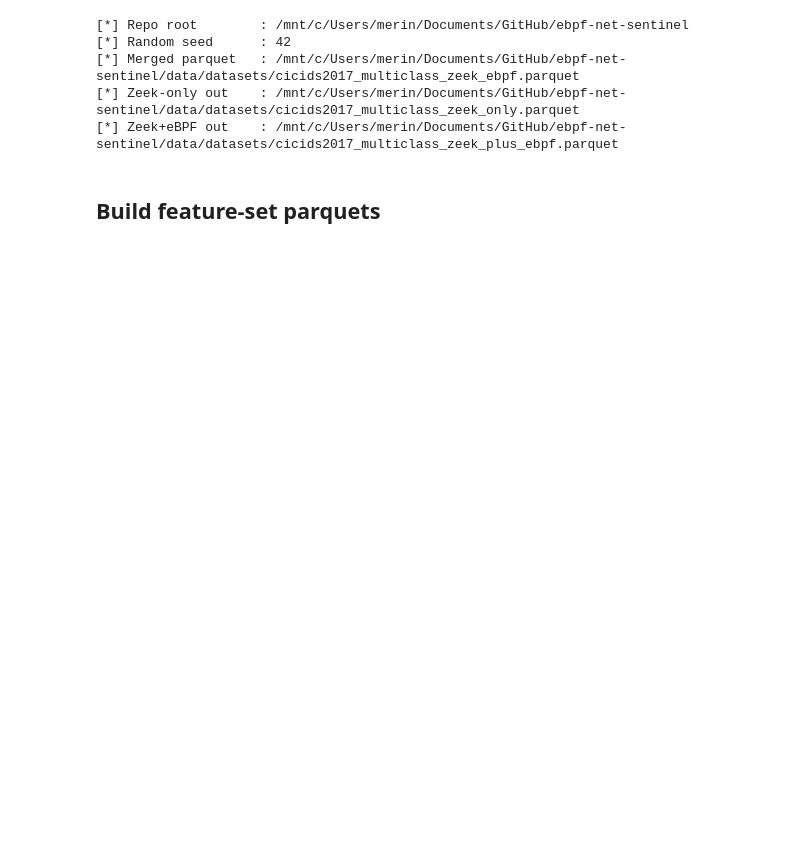
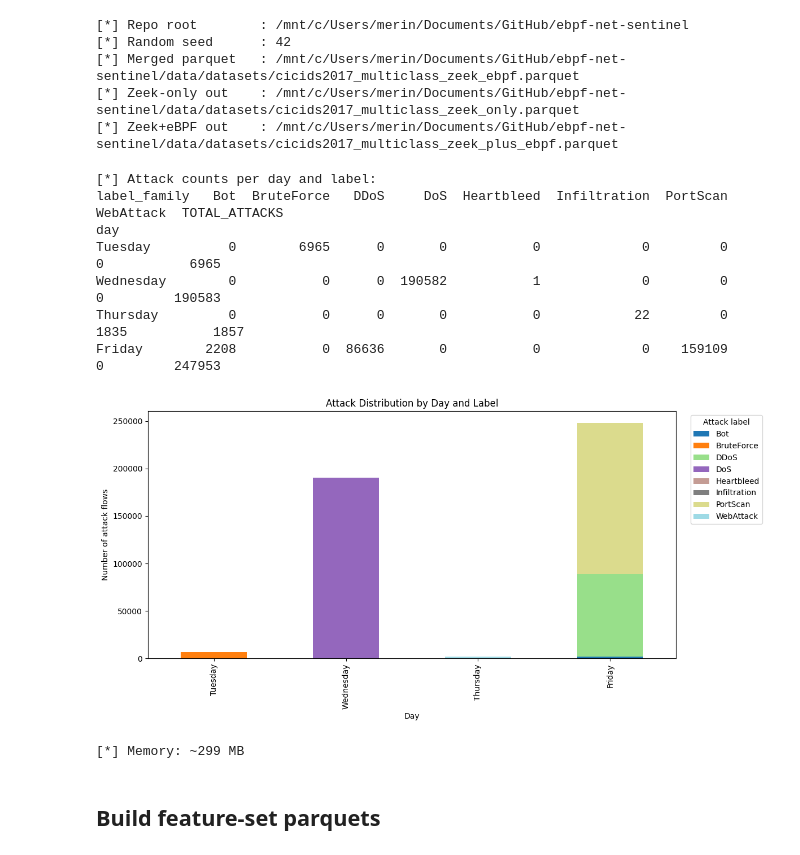
Before and after one commit to merinnnn/ebpf-net-sentinel, a Jupyter notebook: ml/notebooks/00_data_preparation.ipynb, the cells around one changed output. Cells and saved outputs as stored; diff of their text form; code cells hidden in the pictures; blank space fills up the shorter version.

```diff
--- a/ml/notebooks/00_data_preparation.ipynb
+++ b/ml/notebooks/00_data_preparation.ipynb
@@ -47,6 +64,71 @@ def free(*dfs):
 [*] Merged parquet   : /mnt/c/Users/merin/Documents/GitHub/ebpf-net-sentinel/data/datasets/cicids2017_multiclass_zeek_ebpf.parquet
 [*] Zeek-only out    : /mnt/c/Users/merin/Documents/GitHub/ebpf-net-sentinel/data/datasets/cicids2017_multiclass_zeek_only.parquet
 [*] Zeek+eBPF out    : /mnt/c/Users/merin/Documents/GitHub/ebpf-net-sentinel/data/datasets/cicids2017_multiclass_zeek_plus_ebpf.parquet
+# %%
+# Attack distribution by day (top-level dataset diagnostic)
+assert MERGED_PARQUET.exists(), f"Missing merged parquet: {MERGED_PARQUET}"
+
+dist_cols = ["day", "label_family"]
+df_dist = pd.read_parquet(MERGED_PARQUET, columns=dist_cols)
+df_dist["day"] = df_dist["day"].astype(str)
+df_dist["label_family"] = df_dist["label_family"].astype(str)
+
+benign_like = {"BENIGN", "Unknown", "nan", "NaN", ""}
+atk = df_dist[~df_dist["label_family"].isin(benign_like)].copy()
+
+if atk.empty:
+    print("[!] No attack rows found in merged dataset.")
+else:
+    day_label_counts = (
+        atk.groupby(["day", "label_family"], dropna=False)
+           .size()
+           .rename("n_attacks")
+           .reset_index()
+    )
+
+    pivot = (
+        day_label_counts.pivot(index="day", columns="label_family", values="n_attacks")
+        .fillna(0)
+        .astype(int)
+    )
+
+    day_order = ["Monday", "Tuesday", "Wednesday", "Thursday", "Friday"]
+    ordered_days = [d for d in day_order if d in pivot.index] + [d for d in pivot.index if d not in day_order]
+    pivot = pivot.loc[ordered_days]
+
+    pivot["TOTAL_ATTACKS"] = pivot.sum(axis=1)
+    print("[*] Attack counts per day and label:")
+    with pd.option_context("display.max_rows", 50, "display.max_columns", 200, "display.width", 160):
+        print(pivot.to_string())
+
+    plot_df = pivot.drop(columns=["TOTAL_ATTACKS"]).copy()
+    ax = plot_df.plot(kind="bar", stacked=True, figsize=(12, 6), colormap="tab20")
+    ax.set_title("Attack Distribution by Day and Label")
+    ax.set_xlabel("Day")
+    ax.set_ylabel("Number of attack flows")
+    ax.legend(title="Attack label", bbox_to_anchor=(1.02, 1), loc="upper left")
+    plt.tight_layout()
+    plt.show()
+
+del df_dist
+if 'atk' in locals():
+    del atk
+if 'day_label_counts' in locals():
+    del day_label_counts
+if 'pivot' in locals():
+    del pivot
+gc.collect()
+print(f"[*] Memory: ~{mem_mb():.0f} MB")
+# %% [output]
+[*] Attack counts per day and label:
+label_family   Bot  BruteForce   DDoS     DoS  Heartbleed  Infiltration  PortScan  WebAttack  TOTAL_ATTACKS
+day
+Tuesday          0        6965      0       0           0             0         0          0           6965
+Wednesday        0           0      0  190582           1             0         0          0         190583
+Thursday         0           0      0       0           0            22         0       1835           1857
+Friday        2208           0  86636       0           0             0    159109          0         247953
+[figure, added]
+[*] Memory: ~299 MB
 # %% [markdown]
 ## Build feature-set parquets
 # %%
```
Also changed, not shown: parts of 32 cells of this notebook.
